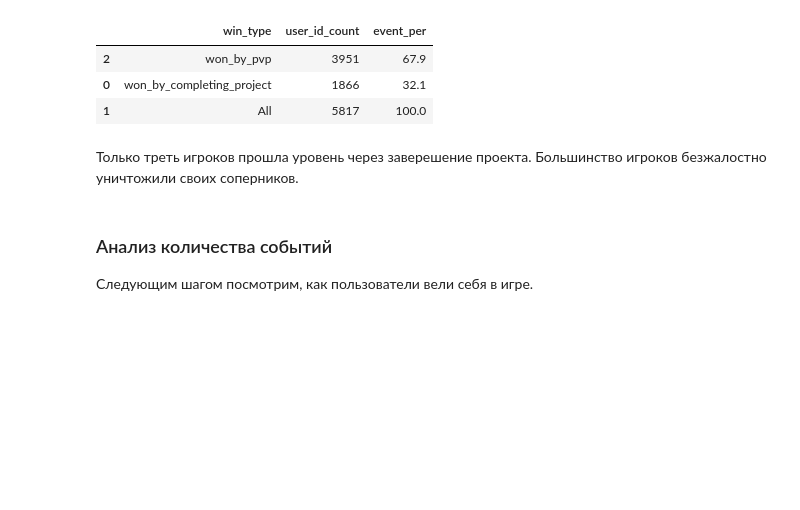
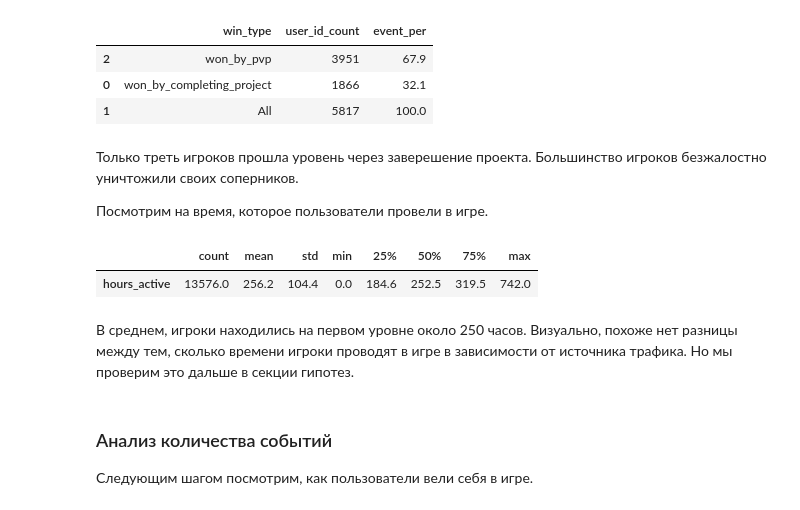
Before and after one commit to mskhmelik/prj_space_brothers, a Jupyter notebook: prj_space_brothers.ipynb, the cells around one changed output. Drawn from its saved outputs; the diff is of its cells as text; code cells hidden in the pictures; blank space fills up the shorter version.

Commit message:
finished exploratory analysis. Started hypo testing

```diff
--- a/prj_space_brothers.ipynb
+++ b/prj_space_brothers.ipynb
@@ -347,6 +312,48 @@ display(df_temp)
 | 1 | All | 5817 | 100.0 |
 # %% [markdown]
 Только треть игроков прошла уровень через заверешение проекта. Большинство игроков безжалостно уничтожили своих соперников.
+
+Посмотрим на время, которое пользователи провели в игре.
+# %%
+df_temp = (
+    pd.pivot_table(
+        data=df_actions,
+        index='user_id',
+        values='event_datetime',
+        aggfunc=['min', 'max'],
+    )
+    .reset_index()
+    .droplevel(level=1, axis=1)
+    .rename_axis('index', axis=1)
+    .merge(df_sources, on='user_id', how='left')
+    .set_axis(['user_id', 'start_datetime', 'end_datetime', 'source'], axis=1)
+    .assign(
+        hours_active = lambda df: (df.end_datetime - df.start_datetime).dt.total_seconds() / 60 / 60
+    )
+)
+
+fig = px.violin(
+    df_temp,
+    y='hours_active',
+    x='source',
+    # spanmode='hard',
+    title='Distribution of # of hours spent by traffic source',
+    labels=dict(
+        hours_active='Hours active',
+        source='Traffic source',
+    ),
+    width=FIG_WIDTH * 100,
+    height=FIG_HEIGHT * 100,
+    template='plotly_white',
+)
+fig.show()
+
+display(round(df_temp.describe().T, 1))
+# %% [output]
+|  | count | mean | std | min | 25% | 50% | 75% | max |
+| hours_active | 13576.0 | 256.2 | 104.4 | 0.0 | 184.6 | 252.5 | 319.5 | 742.0 |
+# %% [markdown]
+В среднем, игроки находились на первом уровне около 250 часов. Визуально, похоже нет разницы между тем, сколько времени игроки проводят в игре в зависимости от источника трафика. Но мы проверим это дальше в секции гипотез.
 # %% [markdown]
 ### Анализ количества событий
 
```
Also changed, not shown: parts of 18 cells of this notebook.
